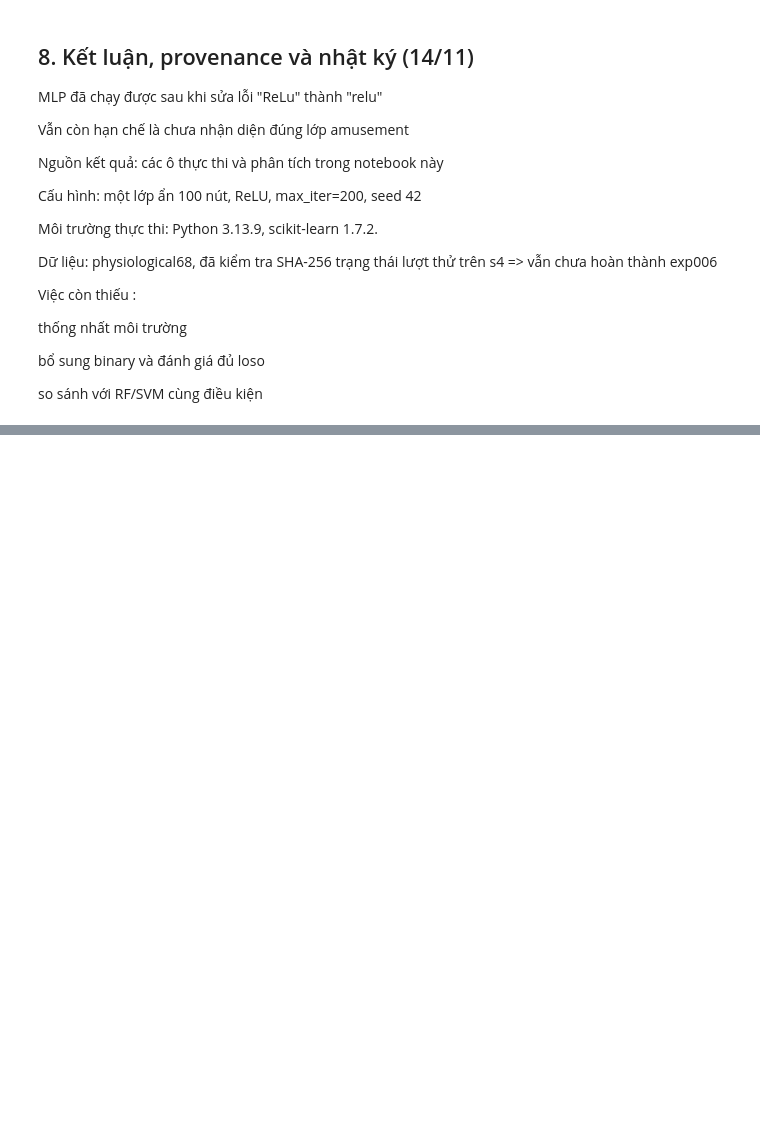
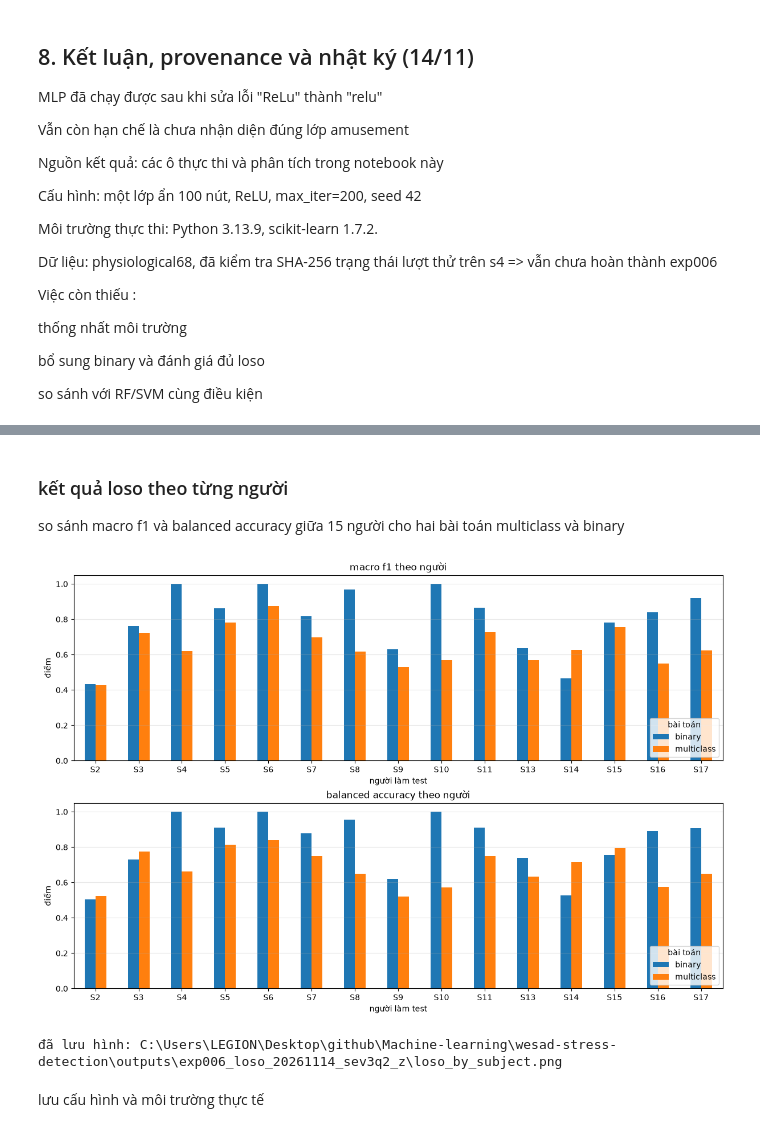
Before and after one commit to thaitran14072006/SGU26_Group09_Machine_Learning, a Jupyter notebook: wesad-stress-detection/notebooks/experiments/EXP006_MLP_baseline.ipynb, the cells around one changed output, grey strips where cells are left out. Drawn from its saved outputs; the diff is of its cells as text; code cells hidden in the pictures; blank space fills up the shorter version.

```diff
--- a/wesad-stress-detection/notebooks/experiments/EXP006_MLP_baseline.ipynb
+++ b/wesad-stress-detection/notebooks/experiments/EXP006_MLP_baseline.ipynb
@@ -502,0 +814,46 @@ so sánh với RF/SVM cùng điều kiện
+# %% [markdown]
+### kết quả loso theo từng người
+
+so sánh macro f1 và balanced accuracy giữa 15 người
+cho hai bài toán multiclass và binary
+# %%
+import matplotlib.pyplot as plt
+
+subject_order = sorted(
+    loso_results["test_subject"].unique(),
+    key=lambda value: int(value[1:])
+)
+
+fig, axes = plt.subplots(
+    2, 1, figsize=(12, 8), layout="constrained"
+)
+
+for ax, metric, title in zip(
+    axes,
+    ["macro_f1", "balanced_accuracy"],
+    ["macro f1 theo người", "balanced accuracy theo người"]
+):
+    table = loso_results.pivot(
+        index="test_subject",
+        columns="task",
+        values=metric
+    ).reindex(subject_order)
+
+    table.plot.bar(ax=ax, rot=0)
+    ax.set_title(title)
+    ax.set_xlabel("người làm test")
+    ax.set_ylabel("điểm")
+    ax.set_ylim(0, 1.05)
+    ax.grid(axis="y", alpha=0.3)
+    ax.legend(title="bài toán", loc="lower right")
+
+figure_path = run_dir / "loso_by_subject.png"
+fig.savefig(figure_path, dpi=150)
+plt.show()
+
+print("đã lưu hình:", figure_path)
+# %% [output]
+[figure, added]
+đã lưu hình: C:\Users\LEGION\Desktop\github\Machine-learning\wesad-stress-detection\outputs\exp006_loso_20261114_sev3q2_z\loso_by_subject.png
+# %% [markdown]
+lưu cấu hình và môi trường thực tế
```
Also changed, not shown: parts of 22 cells of this notebook, 35 other files.
